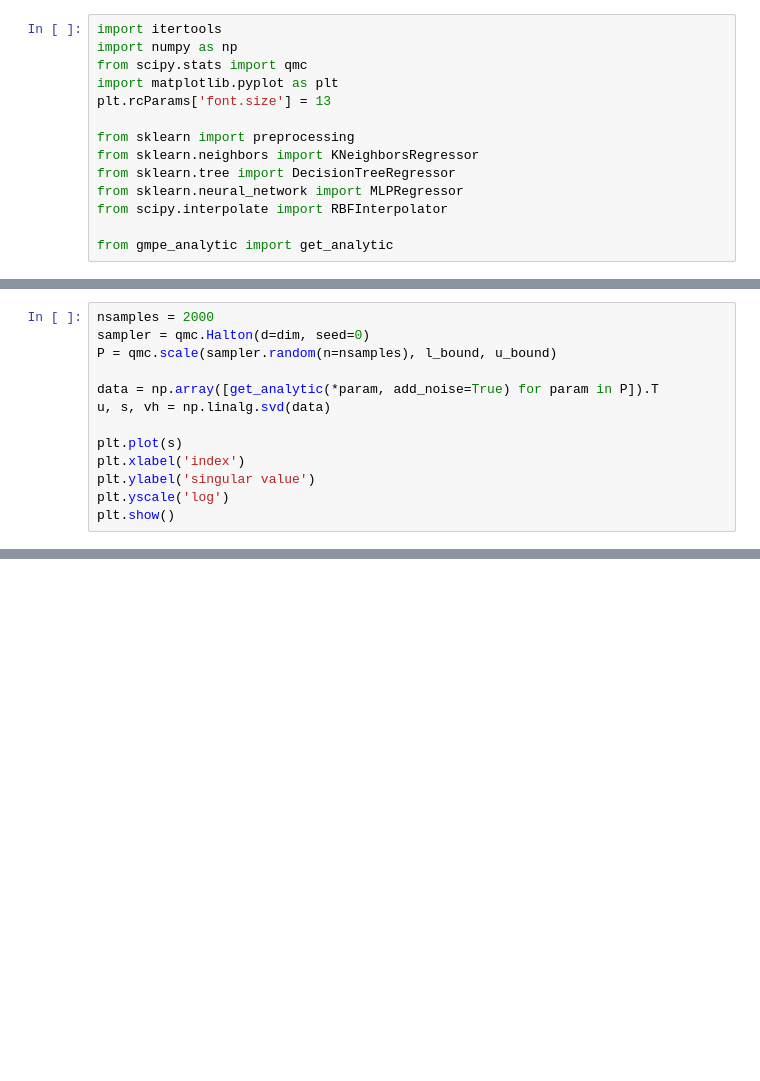
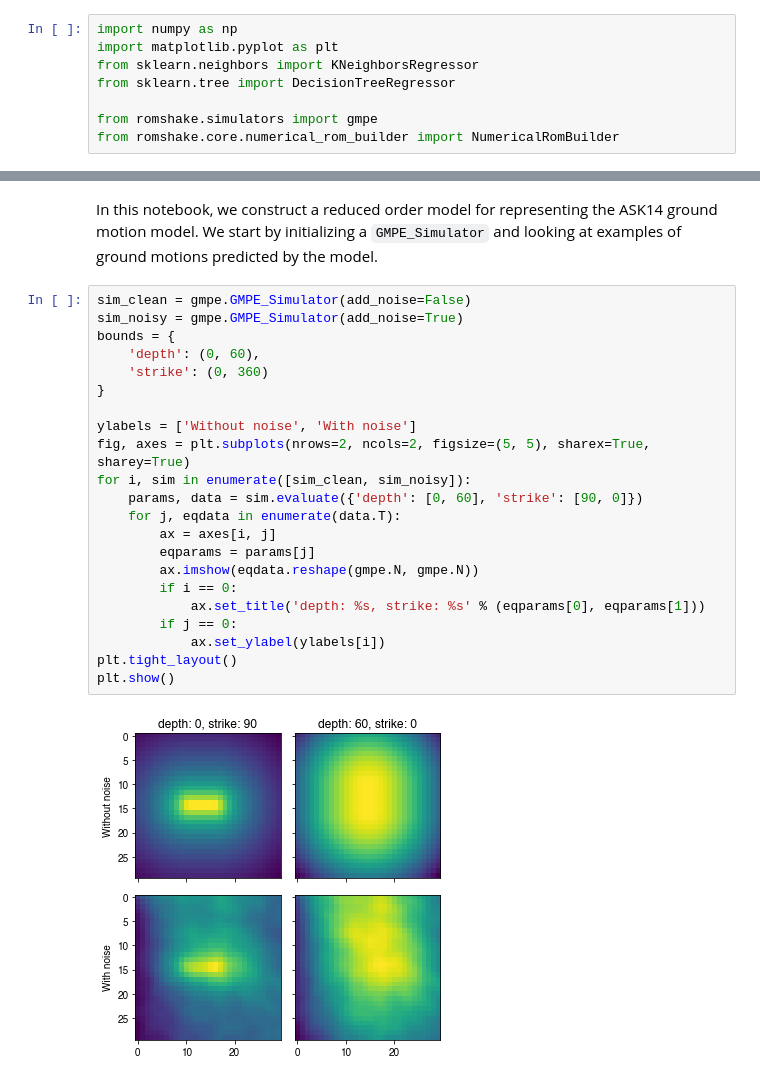
Before and after one commit to jrekoske/reduced-order-shaking, a Jupyter notebook: demos/gmpe_demo.ipynb, the cells around one changed output, grey strips where cells are left out. Cells and saved outputs as stored; diff of their text form; blank space fills up the shorter version.

Commit message:
Updating gmpe demo, and rom builder update.

```diff
--- a/demos/gmpe_demo.ipynb
+++ b/demos/gmpe_demo.ipynb
@@ -1,14 +1,8 @@
 # %%
-import itertools
 import numpy as np
-from scipy.stats import qmc
 import matplotlib.pyplot as plt
-plt.rcParams['font.size'] = 13
-
-from sklearn import preprocessing
 from sklearn.neighbors import KNeighborsRegressor
 from sklearn.tree import DecisionTreeRegressor
-from sklearn.neural_network import MLPRegressor
-from scipy.interpolate import RBFInterpolator
 
-from gmpe_analytic import get_analytic
+from romshake.simulators import gmpe
+from romshake.core.numerical_rom_builder import NumericalRomBuilder
@@ -30,13 +8,0 @@ plt.show()
-# %%
-nsamples = 2000
-sampler = qmc.Halton(d=dim, seed=0)
-P = qmc.scale(sampler.random(n=nsamples), l_bound, u_bound)
-
-data = np.array([get_analytic(*param, add_noise=True) for param in P]).T
-u, s, vh = np.linalg.svd(data)
-
-plt.plot(s)
-plt.xlabel('index')
-plt.ylabel('singular value')
-plt.yscale('log')
-plt.show()
@@ -115,0 +9,28 @@ for rank in [2, 3, 5, 10, 30, 50, 100]:
+# %% [markdown]
+In this notebook, we construct a reduced order model for representing the
+ASK14 ground motion model. We start by initializing a `GMPE_Simulator` and looking
+at examples of ground motions predicted by the model.
+# %%
+sim_clean = gmpe.GMPE_Simulator(add_noise=False)
+sim_noisy = gmpe.GMPE_Simulator(add_noise=True)
+bounds = {
+    'depth': (0, 60),
+    'strike': (0, 360)
+}
+
+ylabels = ['Without noise', 'With noise']
+fig, axes = plt.subplots(nrows=2, ncols=2, figsize=(5, 5), sharex=True, sharey=True)
+for i, sim in enumerate([sim_clean, sim_noisy]):
+    params, data = sim.evaluate({'depth': [0, 60], 'strike': [90, 0]})
+    for j, eqdata in enumerate(data.T):
+        ax = axes[i, j]
+        eqparams = params[j]
+        ax.imshow(eqdata.reshape(gmpe.N, gmpe.N))
+        if i == 0:
+            ax.set_title('depth: %s, strike: %s' % (eqparams[0], eqparams[1]))
+        if j == 0:
+            ax.set_ylabel(ylabels[i])
+plt.tight_layout()
+plt.show()
+# %% [output]
+[figure, added]
```
Also changed, not shown: parts of 10 cells of this notebook, 8 other files.
